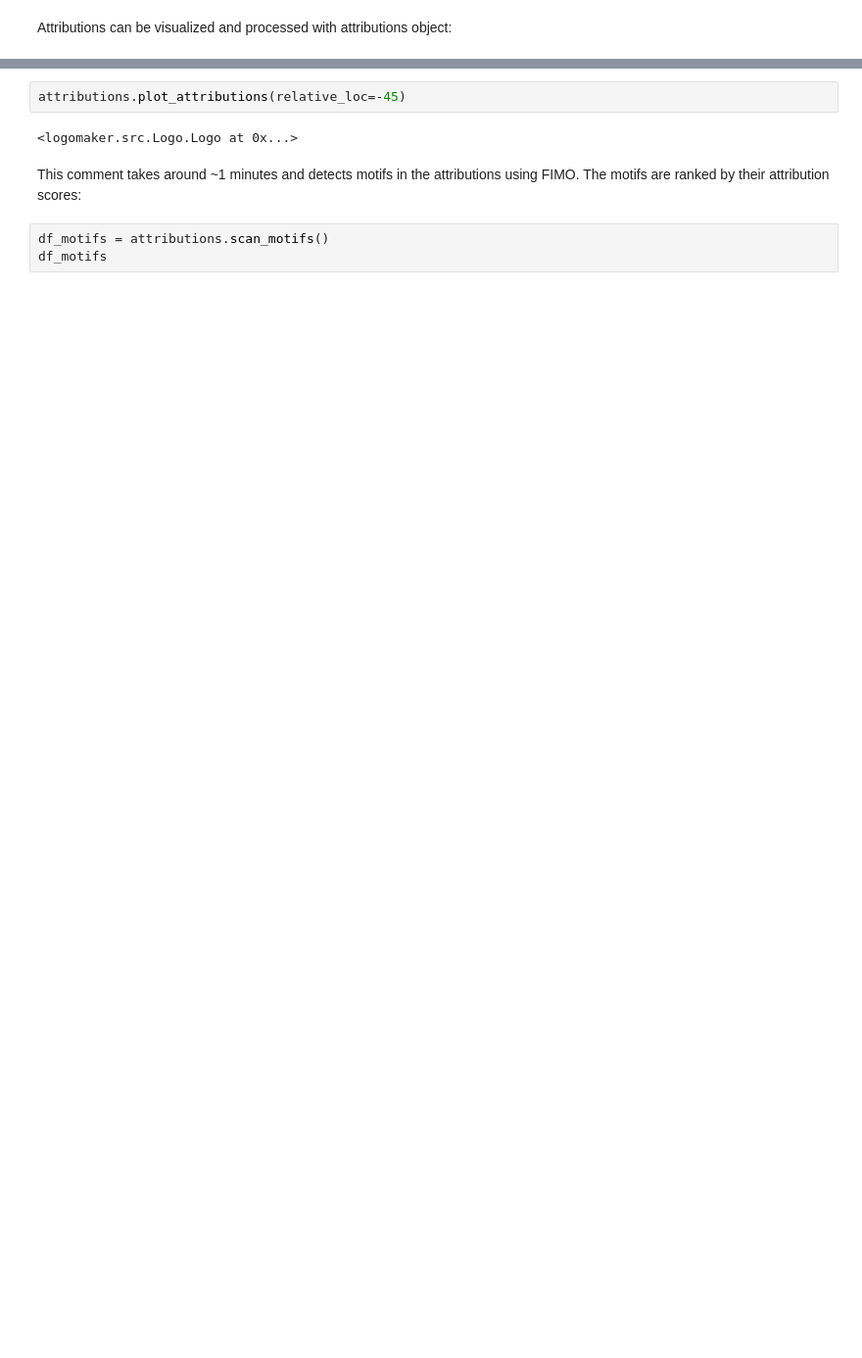
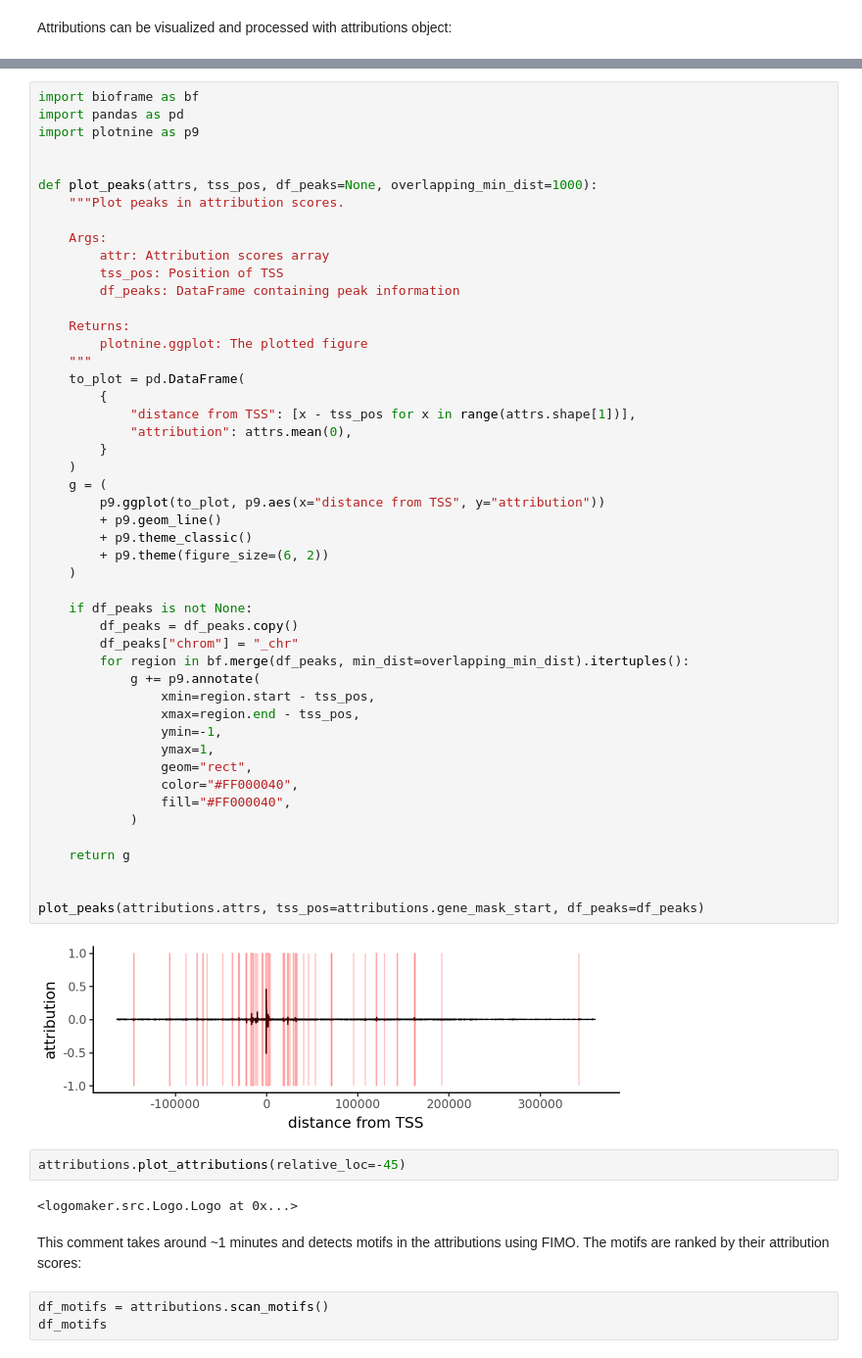
Before and after one commit to Genentech/decima, a Jupyter notebook: tutorials/1-attribution-motif-discovery.ipynb, the cells around one changed output, grey strips where cells are left out. Shown at 98% size. Saved outputs shown, nothing was run; the diff lists cells and outputs as text; blank space fills up the shorter version.

```diff
--- a/tutorials/1-attribution-motif-discovery.ipynb
+++ b/tutorials/1-attribution-motif-discovery.ipynb
@@ -271,3 +330,53 @@ attributions.plot_attributions(relative_loc=0, window=50)
+# %%
+import bioframe as bf
+import pandas as pd
+import plotnine as p9
+
+
+def plot_peaks(attrs, tss_pos, df_peaks=None, overlapping_min_dist=1000):
+    """Plot peaks in attribution scores.
+
+    Args:
+        attr: Attribution scores array
+        tss_pos: Position of TSS
+        df_peaks: DataFrame containing peak information
+
+    Returns:
+        plotnine.ggplot: The plotted figure
+    """
+    to_plot = pd.DataFrame(
+        {
+            "distance from TSS": [x - tss_pos for x in range(attrs.shape[1])],
+            "attribution": attrs.mean(0),
+        }
+    )
+    g = (
+        p9.ggplot(to_plot, p9.aes(x="distance from TSS", y="attribution"))
+        + p9.geom_line()
+        + p9.theme_classic()
+        + p9.theme(figure_size=(6, 2))
+    )
+
+    if df_peaks is not None:
+        df_peaks = df_peaks.copy()
+        df_peaks["chrom"] = "_chr"
+        for region in bf.merge(df_peaks, min_dist=overlapping_min_dist).itertuples():
+            g += p9.annotate(
+                xmin=region.start - tss_pos,
+                xmax=region.end - tss_pos,
+                ymin=-1,
+                ymax=1,
+                geom="rect",
+                color="#FF000040",
+                fill="#FF000040",
+            )
+
+    return g
+
+
+plot_peaks(attributions.attrs, tss_pos=attributions.gene_mask_start, df_peaks=df_peaks)
+# %% [output]
+[figure, added]
 # %%
 attributions.plot_attributions(relative_loc=-45)
 # %% [output]
```
Also changed, not shown: parts of 19 cells of this notebook, 12 other files.
